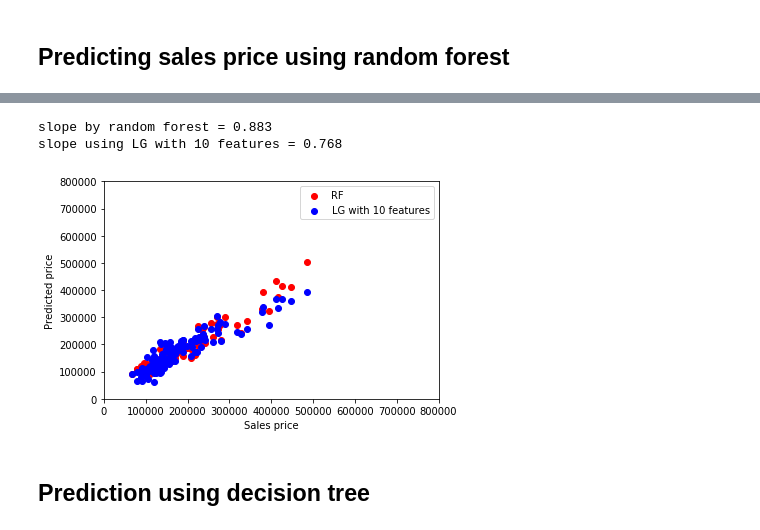
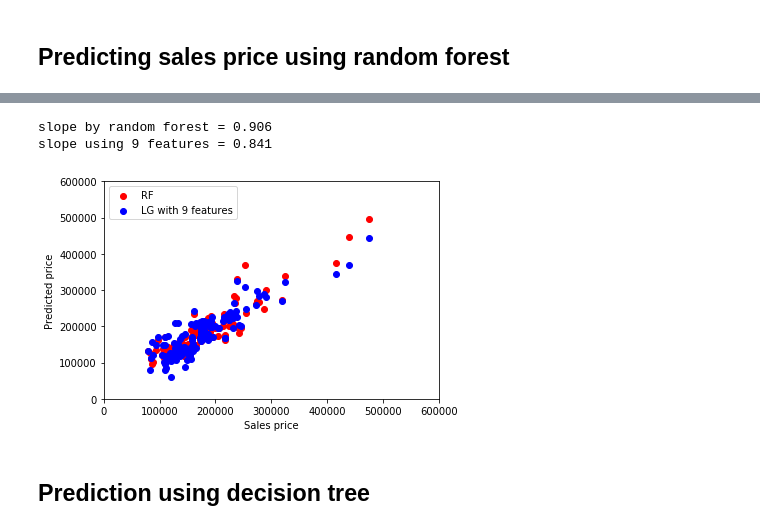
Before and after one commit to Xuehong-pdx/Projects, a Jupyter notebook: Price prediction using multiple ML algorythms.ipynb, the cells around one changed output, grey strips where cells are left out. Saved outputs shown, nothing was run; the diff lists cells and outputs as text; code cells hidden in the pictures.

```diff
--- a/Price prediction using multiple ML algorythms.ipynb
+++ b/Price prediction using multiple ML algorythms.ipynb
@@ -611,26 +610,26 @@ def train_test(train, features):
 # %%
 # Using 4 features
-tr_predictions4, tr_rmse4 = train_train(train, features[0:4])
-te_predictions4, te_rmse4 = train_test(train, features[0:4])
+tr_predictions3, tr_rmse3 = train_train(train, features[0:3])
+te_predictions3, te_rmse3 = train_test(train, features[0:3])
 
 # Using 6 features
 tr_predictions6, tr_rmse6 = train_train(train, features[0:6])
 te_predictions6, te_rmse6 = train_test(train, features[0:6])
 
 # Using 10 features
-tr_predictions10, tr_rmse10 = train_train(train, features[0:10])
-te_predictions10, te_rmse10 = train_test(train, features[0:10])
+tr_predictions9, tr_rmse9 = train_train(train, features[0:9])
+te_predictions9, te_rmse9 = train_test(train, features[0:9])
 
 # Using 13 features
 tr_predictions13, tr_rmse13 = train_train(train, features[0:13])
 te_predictions13, te_rmse13 = train_test(train, features[0:13])
 
-print(f'rmse using 4 features and train data= {round(tr_rmse4, 3)}')
-print(f'rmse using 4 features and test data= {round(te_rmse4, 3)}', '\n')
+print(f'rmse using 3 features and train data= {round(tr_rmse3, 3)}')
+print(f'rmse using 3 features and test data= {round(te_rmse3, 3)}', '\n')
 print(f'rmse using 6 features and train data= {round(tr_rmse6, 3)}')
 print(f'rmse using 6 features and test data= {round(te_rmse6, 3)}', '\n')
-print(f'rmse using 10 features and train data= {round(tr_rmse10, 3)}')
-print(f'rmse using 10 features and test data= {round(te_rmse10, 3)}', '\n')
+print(f'rmse using 9 features and train data= {round(tr_rmse9, 3)}')
+print(f'rmse using 9 features and test data= {round(te_rmse9, 3)}', '\n')
 print(f'rmse using 13 features and train data= {round(tr_rmse13, 3)}')
 print(f'rmse using 13 features and test data= {round(te_rmse13, 3)}')
 # %% [output]
@@ -777,20 +776,19 @@ rmse = 42789.25734196292
 # %%
 plt.scatter(test.SalePrice,  predictions, color='red',label='RF')
-m, b = np.polyfit(test.SalePrice,  predictions, 1)
-print(f'slope by random forest = {round(m, 3)}')
+m_RF, b = np.polyfit(test.SalePrice,  predictions, 1)
+print(f'slope by random forest = {round(m_RF, 3)}')
 
-plt.scatter(test.SalePrice,  te_predictions10, color = 'blue',label = 'LG with 10 features')
+plt.scatter(test.SalePrice,  te_predictions10, color = 'blue',label = 'LG with 9 features')
 plt.xlabel('Sales price')
 plt.ylabel('Predicted price')
-plt.xlim(0,800000)
-plt.ylim(0,800000)
+plt.xlim(0,600000)
+plt.ylim(0,600000)
 plt.legend()
-m, b = np.polyfit(test.SalePrice,  te_predictions10, 1)
-print(f'slope using LG with 10 features = {round(m, 3)}', '\n')
+print(f'slope using 9 features = {round(m_LG9, 3)}','\n')
 # %% [output]
-slope by random forest = 0.883
-slope using LG with 10 features = 0.768
+slope by random forest = 0.906
+slope using 9 features = 0.841
-[figure, old version]
+[figure, new version]
 # %% [markdown]
 ## <b>Prediction using decision tree
 # %%
```
Also changed, not shown: parts of 22 cells of this notebook.
